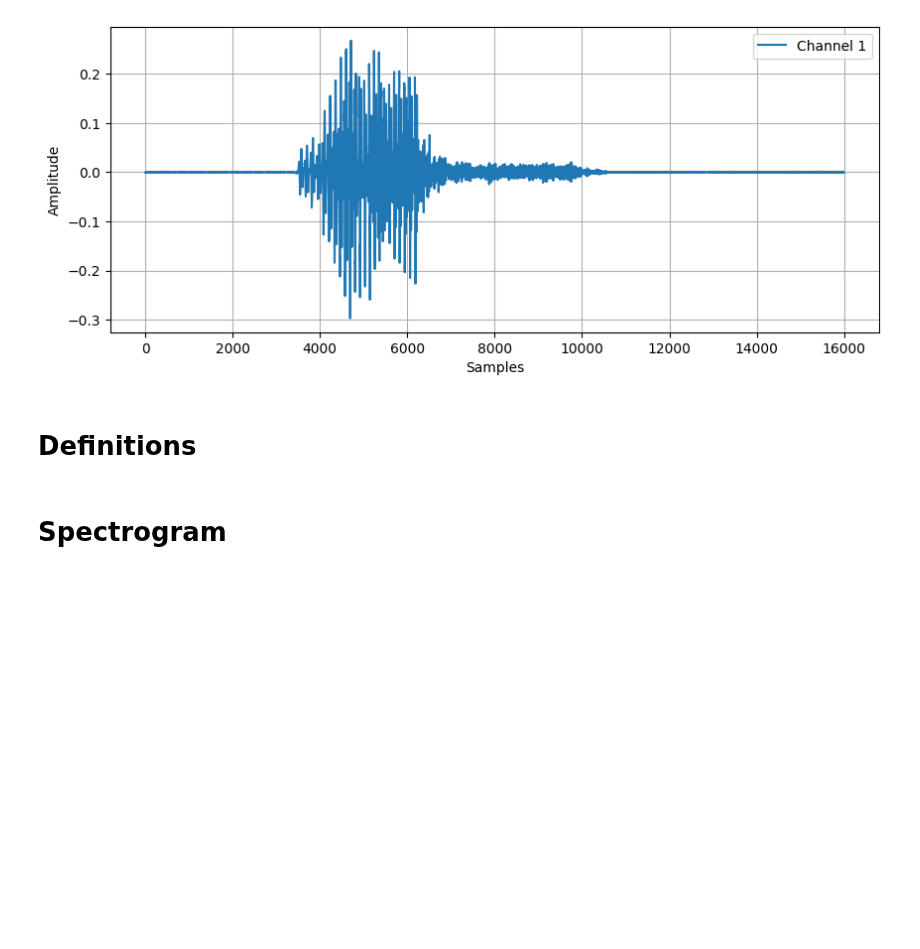
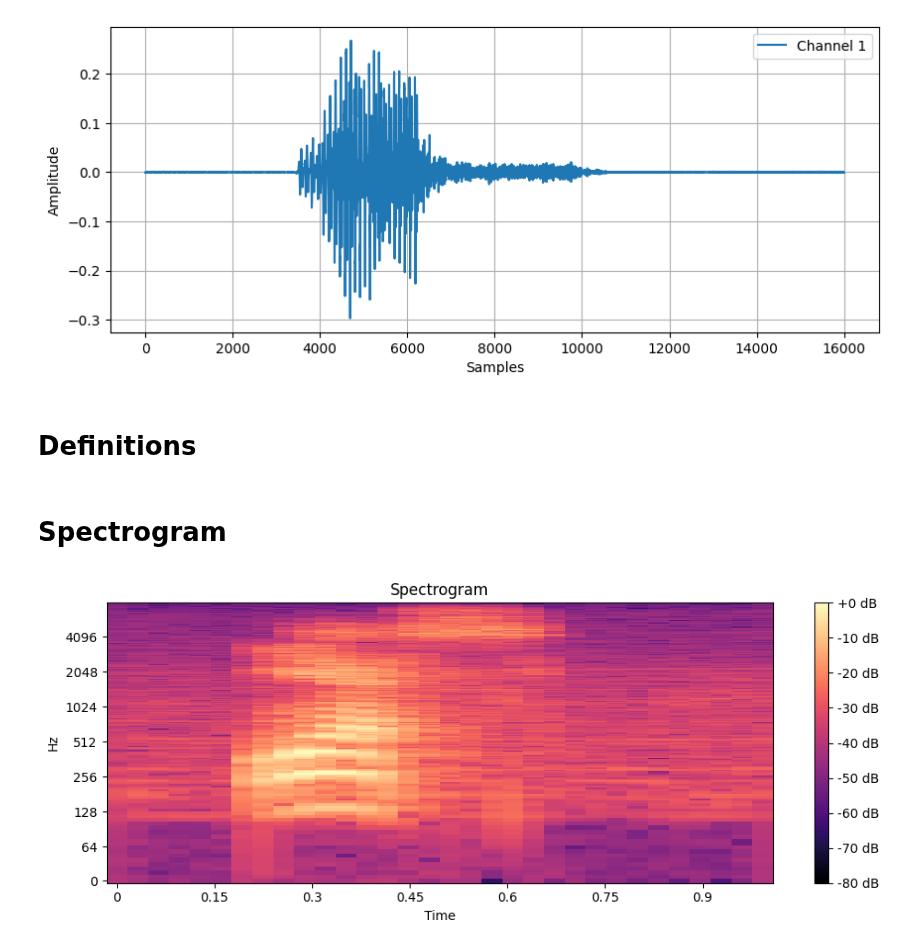
Before and after one commit to AIoT-Group-UoP/crossai-ts, a Jupyter notebook: examples/spectrum.ipynb, the cells around one changed output. Drawn from its saved outputs; the diff is of its cells as text; code cells hidden in the pictures; blank space fills up the shorter version.

Commit message:
feat: #92 compute stft

```diff
--- a/examples/spectrum.ipynb
+++ b/examples/spectrum.ipynb
@@ -41,3 +43,8 @@ LOWER_FREQ = 80
 UPPER_FREQ = 1000
 # %% [markdown]
 # Spectrogram
+# %%
+# Compute the short-time Fourier transform (STFT) of the audio signal
+D = stft(y)
+# %%
+S_db = power_to_db(np.abs(D), ref=np.max)
@@ -43,0 +53,10 @@ UPPER_FREQ = 1000
+# %%
+# Plot the spectrogram
+plt.figure(figsize=(10, 4))
+librosa.display.specshow(S_db, x_axis='time', y_axis='log', sr=sr)
+plt.colorbar(format='%+2.0f dB')
+plt.title('Spectrogram')
+plt.tight_layout()
+plt.show()
+# %% [output]
+[figure, added]
```
Also changed, not shown: parts of 2 cells of this notebook.
